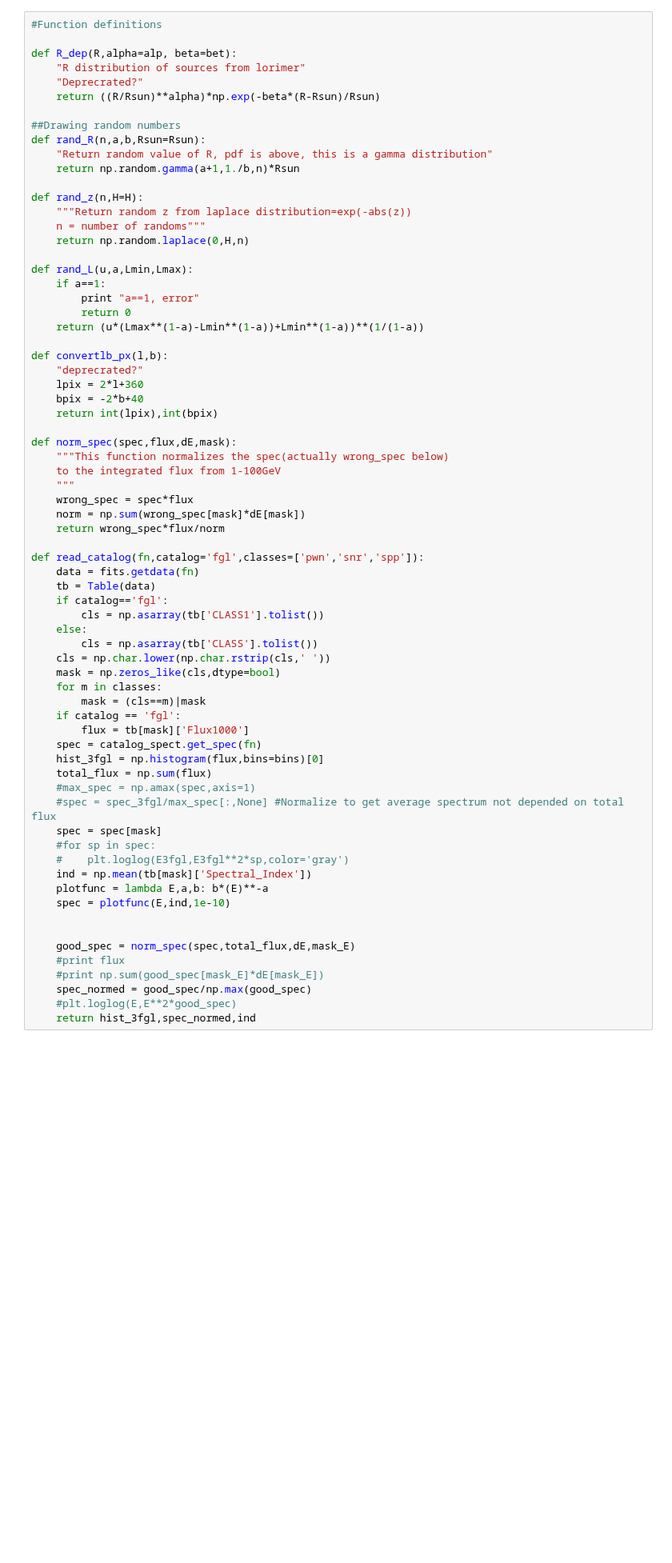
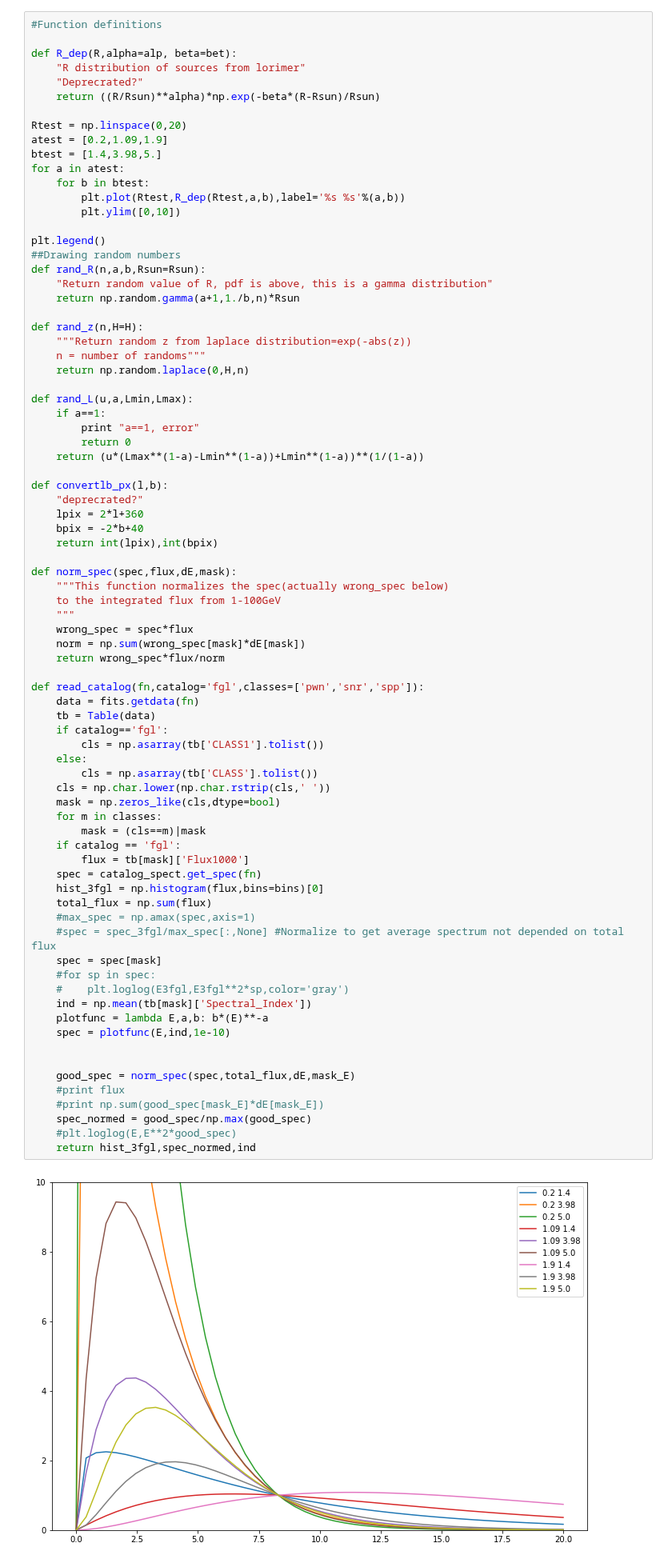
Before and after one commit to martp91/y-rays-UPS, a Jupyter notebook: sim_gamma_sources.ipynb, the cells around one changed output. Shown at 80% size. Saved outputs shown, nothing was run; the diff lists cells and outputs as text; blank space fills up the shorter version.

```diff
--- a/sim_gamma_sources.ipynb
+++ b/sim_gamma_sources.ipynb
@@ -72,6 +75,15 @@ def R_dep(R,alpha=alp, beta=bet):
     "Deprecrated?"
     return ((R/Rsun)**alpha)*np.exp(-beta*(R-Rsun)/Rsun)
 
+Rtest = np.linspace(0,20)
+atest = [0.2,1.09,1.9]
+btest = [1.4,3.98,5.]
+for a in atest:
+    for b in btest:
+        plt.plot(Rtest,R_dep(Rtest,a,b),label='%s %s'%(a,b))
+        plt.ylim([0,10])
+
+plt.legend()
 ##Drawing random numbers
 def rand_R(n,a,b,Rsun=Rsun):
     "Return random value of R, pdf is above, this is a gamma distribution"
@@ -107,33 +119,35 @@ def read_catalog(fn,catalog='fgl',classes=['pwn','snr','spp']):
     tb = Table(data)
     if catalog=='fgl':
         cls = np.asarray(tb['CLASS1'].tolist())
     else:
         cls = np.asarray(tb['CLASS'].tolist())
     cls = np.char.lower(np.char.rstrip(cls,' '))
     mask = np.zeros_like(cls,dtype=bool)
     for m in classes:
         mask = (cls==m)|mask
     if catalog == 'fgl':
         flux = tb[mask]['Flux1000']
     spec = catalog_spect.get_spec(fn)
     hist_3fgl = np.histogram(flux,bins=bins)[0]
     total_flux = np.sum(flux)
     #max_spec = np.amax(spec,axis=1)
     #spec = spec_3fgl/max_spec[:,None] #Normalize to get average spectrum not depended on total flux
     spec = spec[mask]
     #for sp in spec:
     #    plt.loglog(E3fgl,E3fgl**2*sp,color='gray')
     ind = np.mean(tb[mask]['Spectral_Index'])
     plotfunc = lambda E,a,b: b*(E)**-a
     spec = plotfunc(E,ind,1e-10)
 
 
     good_spec = norm_spec(spec,total_flux,dE,mask_E)
     #print flux
     #print np.sum(good_spec[mask_E]*dE[mask_E])
     spec_normed = good_spec/np.max(good_spec)
     #plt.loglog(E,E**2*good_spec)
     return hist_3fgl,spec_normed,ind
+# %% [output]
+[figure, added]
 # %%
 ##Load 3fgl data and get average spectrum and histogram of fluxes from here
 file_3fgl = 'gll_psc_v16.fit'
```
Also changed, not shown: parts of 10 cells of this notebook.
